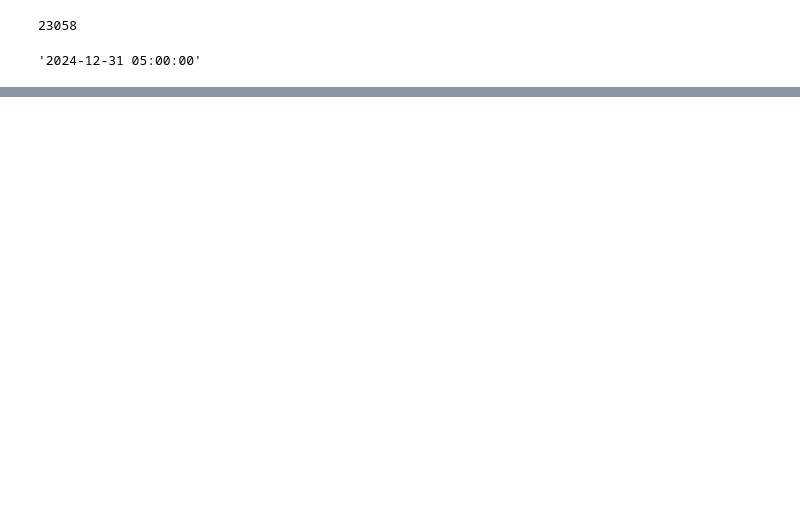
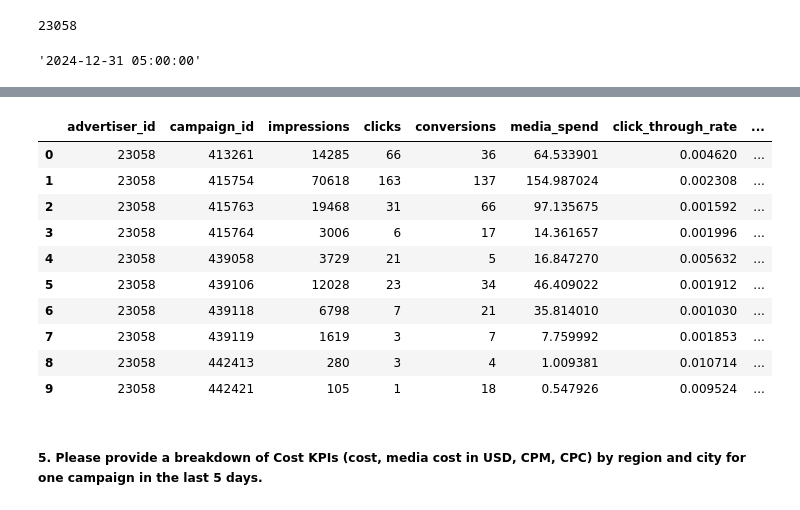
Before and after one commit to jennyw7/testing, a Jupyter notebook: scripts/SQLtest/Assessment.ipynb, the cells around one changed output, grey strips where cells are left out. Drawn from its saved outputs; the diff is of its cells as text; code cells hidden in the pictures; blank space fills up the shorter version.

```diff
--- a/scripts/SQLtest/Assessment.ipynb
+++ b/scripts/SQLtest/Assessment.ipynb
@@ -174,0 +324,21 @@ with filter: all tables passed
+# %%
+rs_df2['click_through_rate'] = rs_df2['clicks'] / rs_df2['impressions'].replace(0, np.nan)
+rs_df2['conversion_rate'] = rs_df2['conversions'] / rs_df2['impressions'].replace(0, np.nan)
+rs_df2['engagement_rate'] = rs_df2['engagements'] / rs_df2['impressions'].replace(0, np.nan)
+rs_df2['cost_per_click'] = rs_df2['media_spend'] / rs_df2['clicks'].replace(0, np.nan)
+# %%
+rs_df2[['advertiser_id', 'campaign_id', 'impressions', 'clicks', 'conversions', 'media_spend', 'click_through_rate', 'conversion_rate', 'engagements', 'engagement_rate', 'cost_per_click']].head(10)
+# %% [output]
+|  | advertiser_id | campaign_id | impressions | clicks | conversions | media_spend | click_through_rate | ... |
+| 0 | 23058 | 413261 | 14285 | 66 | 36 | 64.533901 | 0.004620 | ... |
+| 1 | 23058 | 415754 | 70618 | 163 | 137 | 154.987024 | 0.002308 | ... |
+| 2 | 23058 | 415763 | 19468 | 31 | 66 | 97.135675 | 0.001592 | ... |
+| 3 | 23058 | 415764 | 3006 | 6 | 17 | 14.361657 | 0.001996 | ... |
+| 4 | 23058 | 439058 | 3729 | 21 | 5 | 16.847270 | 0.005632 | ... |
+| 5 | 23058 | 439106 | 12028 | 23 | 34 | 46.409022 | 0.001912 | ... |
+| 6 | 23058 | 439118 | 6798 | 7 | 21 | 35.814010 | 0.001030 | ... |
+| 7 | 23058 | 439119 | 1619 | 3 | 7 | 7.759992 | 0.001853 | ... |
+| 8 | 23058 | 442413 | 280 | 3 | 4 | 1.009381 | 0.010714 | ... |
+| 9 | 23058 | 442421 | 105 | 1 | 18 | 0.547926 | 0.009524 | ... |
+# %% [markdown]
+##### 5. Please provide a breakdown of Cost KPIs (cost, media cost in USD, CPM, CPC) by region and city for one campaign in the last 5 days.
```
Also changed, not shown: parts of 27 cells of this notebook, 1 other file.
